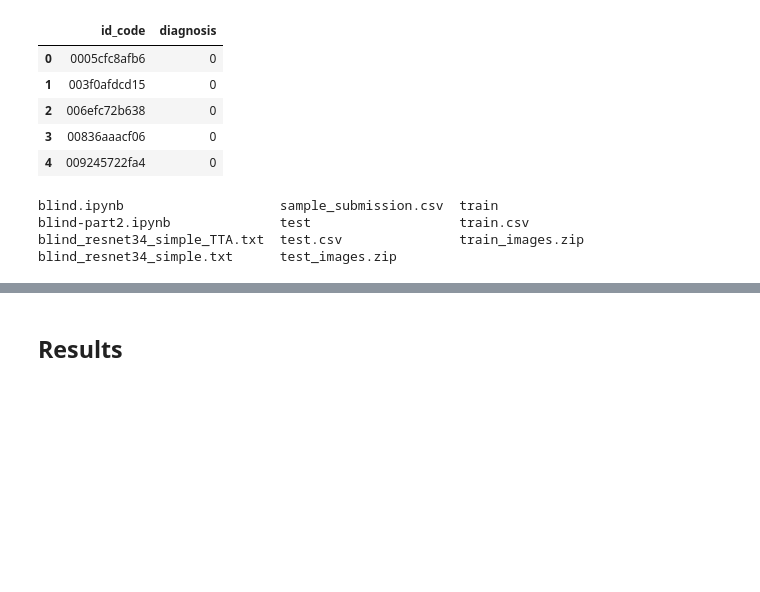
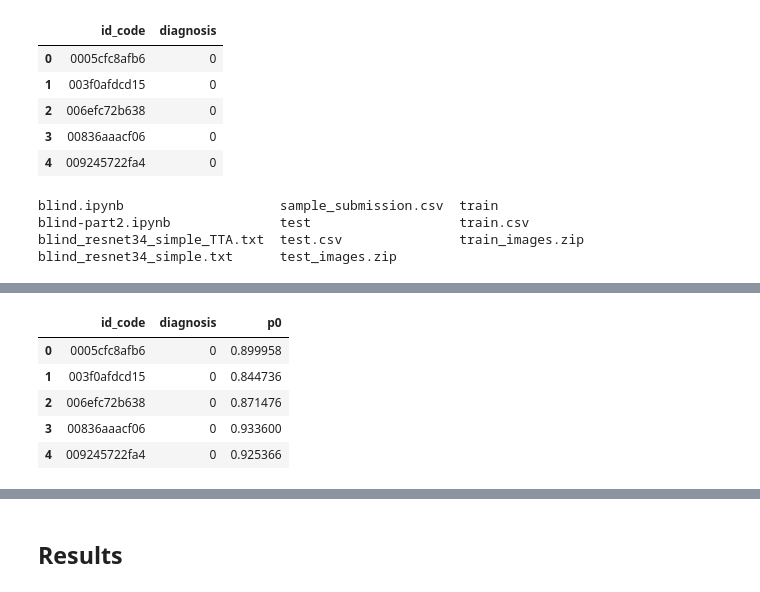
Before and after one commit to ohliumliu/fastai_v3, a Jupyter notebook: nbs/dl1/blind/blind-part2.ipynb, the cells around one changed output, grey strips where cells are left out. Saved outputs shown, nothing was run; the diff lists cells and outputs as text; code cells hidden in the pictures; blank space fills up the shorter version.

```diff
--- a/nbs/dl1/blind/blind-part2.ipynb
+++ b/nbs/dl1/blind/blind-part2.ipynb
@@ -289,2 +268,0 @@ learn.recorder.plot()
-# %%
-learn.fit_one_cycle(5, 5e-3)
@@ -302,0 +269,2 @@ learn.recorder.plot_losses()
+# %%
+learn.data.add_test(test_images)
@@ -302,0 +277,9 @@ learn.recorder.plot_losses()
+# %%
+submission_df.head()
+# %% [output]
+|  | id_code | diagnosis | p0 |
+| 0 | 0005cfc8afb6 | 0 | 0.899958 |
+| 1 | 003f0afdcd15 | 0 | 0.844736 |
+| 2 | 006efc72b638 | 0 | 0.871476 |
+| 3 | 00836aaacf06 | 0 | 0.933600 |
+| 4 | 009245722fa4 | 0 | 0.925366 |
```
Also changed, not shown: parts of 25 cells of this notebook, 1 other file.
